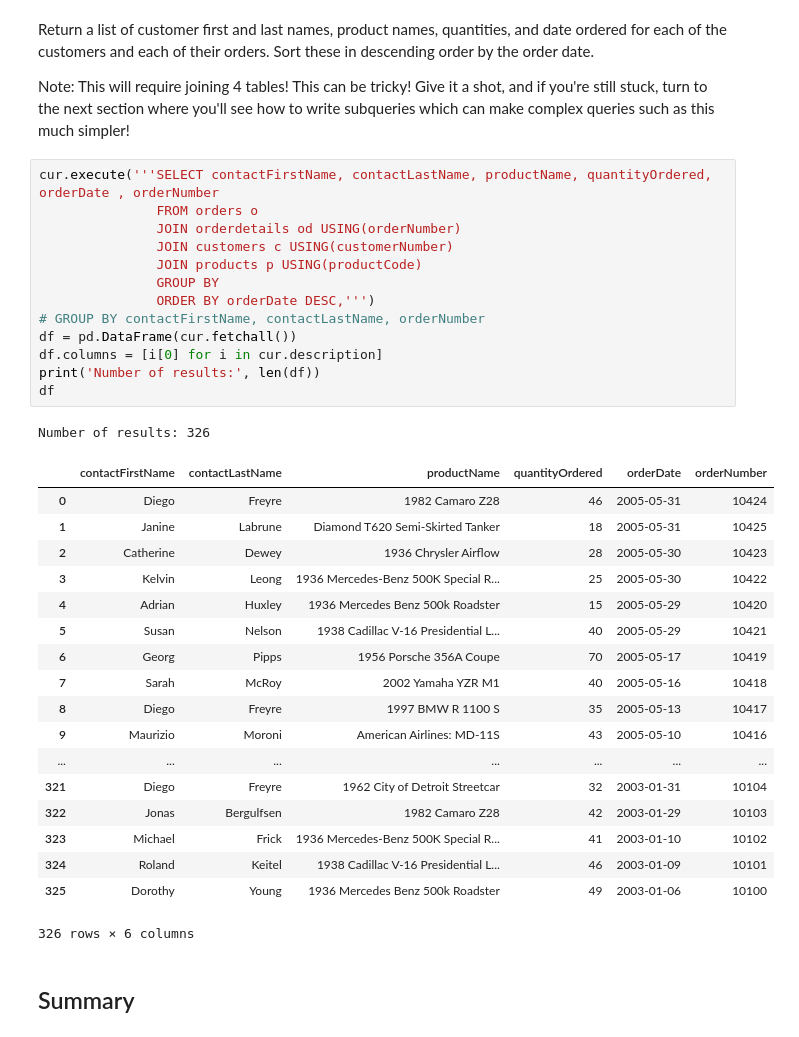
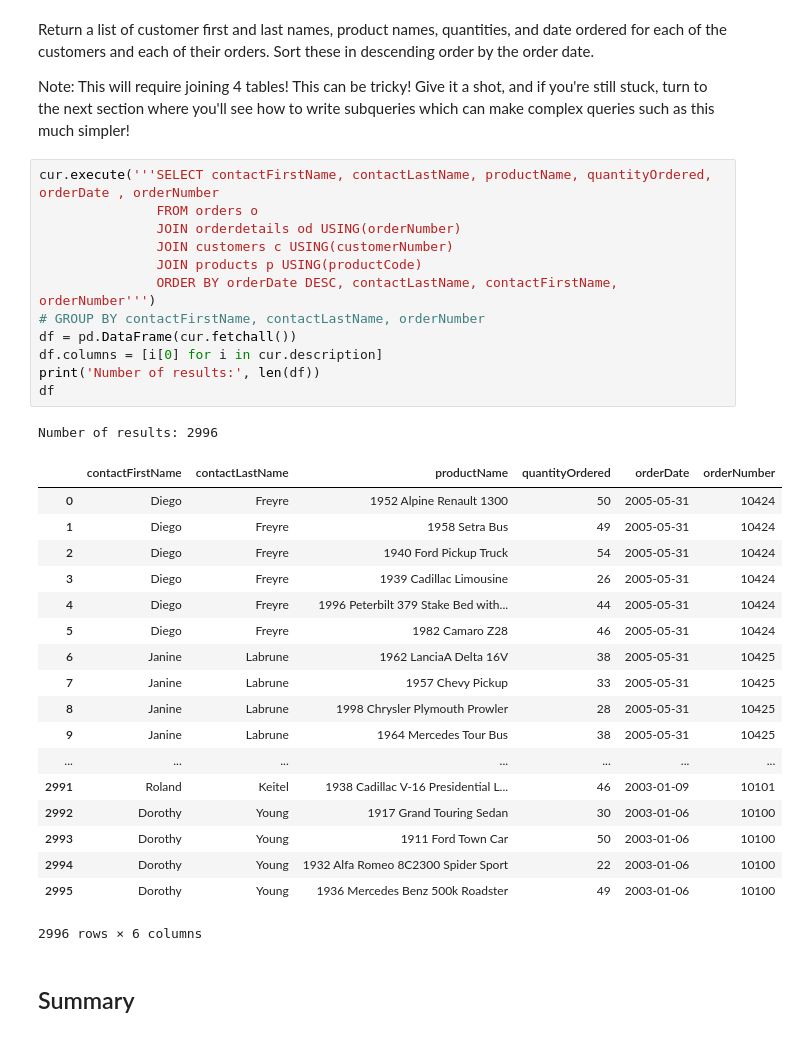
Before and after one commit to npschafer/dsc-one-to-many-and-many-to-many-joins-lab-houston-ds-042219, a Jupyter notebook: index.ipynb, the cells around one changed output. Drawn from its saved outputs; the diff is of its cells as text.

```diff
--- a/index.ipynb
+++ b/index.ipynb
@@ -138,36 +138,35 @@ Note: This will require joining 4 tables! This can be tricky! Give it a shot, an
 # %%
 cur.execute('''SELECT contactFirstName, contactLastName, productName, quantityOrdered, orderDate , orderNumber
                FROM orders o
                JOIN orderdetails od USING(orderNumber)
                JOIN customers c USING(customerNumber)
                JOIN products p USING(productCode)
-               GROUP BY
-               ORDER BY orderDate DESC,''')
+               ORDER BY orderDate DESC, contactLastName, contactFirstName, orderNumber''')
 # GROUP BY contactFirstName, contactLastName, orderNumber
 df = pd.DataFrame(cur.fetchall())
 df.columns = [i[0] for i in cur.description]
 print('Number of results:', len(df))
 df
 # %% [output]
-Number of results: 326
+Number of results: 2996
 |  | contactFirstName | contactLastName | productName | quantityOrdered | orderDate | orderNumber |
-| 0 | Diego | Freyre | 1982 Camaro Z28 | 46 | 2005-05-31 | 10424 |
-| 1 | Janine | Labrune | Diamond T620 Semi-Skirted Tanker | 18 | 2005-05-31 | 10425 |
-| 2 | Catherine | Dewey | 1936 Chrysler Airflow | 28 | 2005-05-30 | 10423 |
-| 3 | Kelvin | Leong | 1936 Mercedes-Benz 500K Special R... | 25 | 2005-05-30 | 10422 |
-| 4 | Adrian | Huxley | 1936 Mercedes Benz 500k Roadster | 15 | 2005-05-29 | 10420 |
-| 5 | Susan | Nelson | 1938 Cadillac V-16 Presidential L... | 40 | 2005-05-29 | 10421 |
-| 6 | Georg | Pipps | 1956 Porsche 356A Coupe | 70 | 2005-05-17 | 10419 |
-| 7 | Sarah | McRoy | 2002 Yamaha YZR M1 | 40 | 2005-05-16 | 10418 |
-| 8 | Diego | Freyre | 1997 BMW R 1100 S | 35 | 2005-05-13 | 10417 |
-| 9 | Maurizio | Moroni | American Airlines: MD-11S | 43 | 2005-05-10 | 10416 |
+| 0 | Diego | Freyre | 1952 Alpine Renault 1300 | 50 | 2005-05-31 | 10424 |
+| 1 | Diego | Freyre | 1958 Setra Bus | 49 | 2005-05-31 | 10424 |
+| 2 | Diego | Freyre | 1940 Ford Pickup Truck | 54 | 2005-05-31 | 10424 |
+| 3 | Diego | Freyre | 1939 Cadillac Limousine | 26 | 2005-05-31 | 10424 |
+| 4 | Diego | Freyre | 1996 Peterbilt 379 Stake Bed with... | 44 | 2005-05-31 | 10424 |
+| 5 | Diego | Freyre | 1982 Camaro Z28 | 46 | 2005-05-31 | 10424 |
+| 6 | Janine | Labrune | 1962 LanciaA Delta 16V | 38 | 2005-05-31 | 10425 |
+| 7 | Janine | Labrune | 1957 Chevy Pickup | 33 | 2005-05-31 | 10425 |
+| 8 | Janine | Labrune | 1998 Chrysler Plymouth Prowler | 28 | 2005-05-31 | 10425 |
+| 9 | Janine | Labrune | 1964 Mercedes Tour Bus | 38 | 2005-05-31 | 10425 |
 | ... | ... | ... | ... | ... | ... | ... |
-| 321 | Diego | Freyre | 1962 City of Detroit Streetcar | 32 | 2003-01-31 | 10104 |
-| 322 | Jonas | Bergulfsen | 1982 Camaro Z28 | 42 | 2003-01-29 | 10103 |
-| 323 | Michael | Frick | 1936 Mercedes-Benz 500K Special R... | 41 | 2003-01-10 | 10102 |
-| 324 | Roland | Keitel | 1938 Cadillac V-16 Presidential L... | 46 | 2003-01-09 | 10101 |
-| 325 | Dorothy | Young | 1936 Mercedes Benz 500k Roadster | 49 | 2003-01-06 | 10100 |
+| 2991 | Roland | Keitel | 1938 Cadillac V-16 Presidential L... | 46 | 2003-01-09 | 10101 |
+| 2992 | Dorothy | Young | 1917 Grand Touring Sedan | 30 | 2003-01-06 | 10100 |
+| 2993 | Dorothy | Young | 1911 Ford Town Car | 50 | 2003-01-06 | 10100 |
+| 2994 | Dorothy | Young | 1932 Alfa Romeo 8C2300 Spider Sport | 22 | 2003-01-06 | 10100 |
+| 2995 | Dorothy | Young | 1936 Mercedes Benz 500k Roadster | 49 | 2003-01-06 | 10100 |
-326 rows × 6 columns
+2996 rows × 6 columns
 # %% [markdown]
 ## Summary
 # %% [markdown]
```
